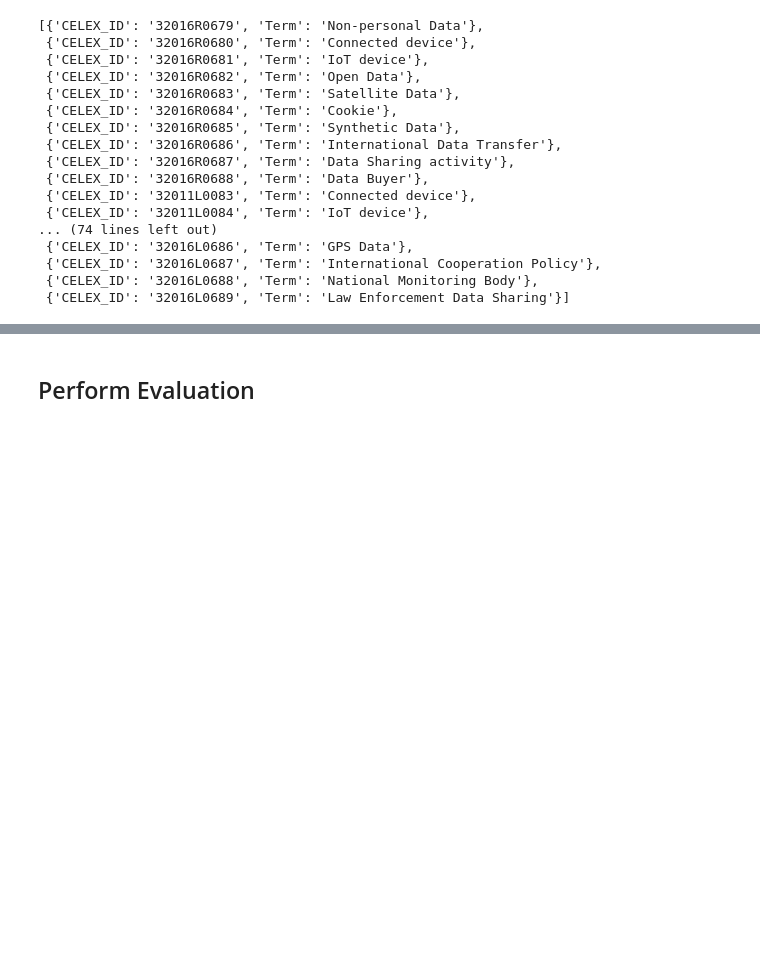
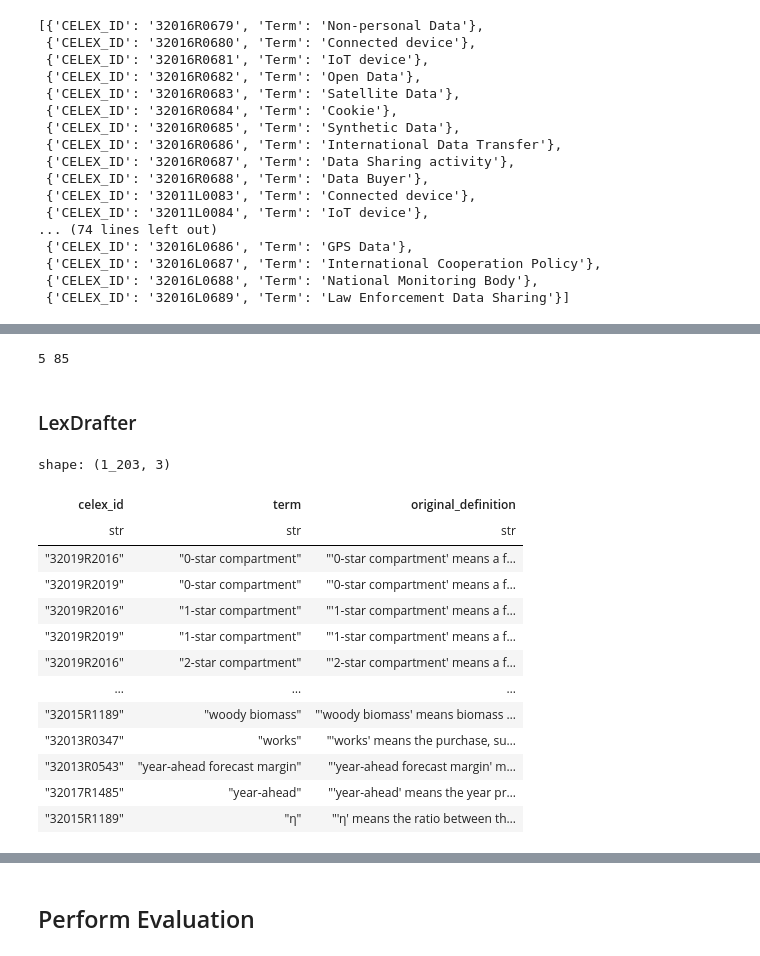
Before and after one commit to leonardozilli/LegislativeDefinitionsAgent, a Jupyter notebook: evaluation/evaluation.ipynb, the cells around one changed output, grey strips where cells are left out. Drawn from its saved outputs; the diff is of its cells as text; code cells hidden in the pictures; blank space fills up the shorter version.

```diff
--- a/evaluation/evaluation.ipynb
+++ b/evaluation/evaluation.ipynb
@@ -99,0 +156,25 @@ lexdrafter = [
+# %%
+print(len(leos_retrieval), len(leos_generation))
+# %% [output]
+5 85
+# %% [markdown]
+### LexDrafter
+# %%
+lexdrafter = pl.read_json('./llama_definition_combined.json')
+
+lexdrafter['celex_id', 'term', 'original_definition']
+# %% [output]
+shape: (1_203, 3)
+| celex_id | term | original_definition |
+| str | str | str |
+| "32019R2016" | "0-star compartment" | "'0-star compartment' means a f… |
+| "32019R2019" | "0-star compartment" | "'0-star compartment' means a f… |
+| "32019R2016" | "1-star compartment" | "'1-star compartment' means a f… |
+| "32019R2019" | "1-star compartment" | "'1-star compartment' means a f… |
+| "32019R2016" | "2-star compartment" | "'2-star compartment' means a f… |
+| … | … | … |
+| "32015R1189" | "woody biomass" | "'woody biomass' means biomass … |
+| "32013R0347" | "works" | "'works' means the purchase, su… |
+| "32013R0543" | "year-ahead forecast margin" | "'year-ahead forecast margin' m… |
+| "32017R1485" | "year-ahead" | "'year-ahead' means the year pr… |
+| "32015R1189" | "η" | "'η' means the ratio between th… |
```
Also changed, not shown: parts of 22 cells of this notebook, 10 other files.
